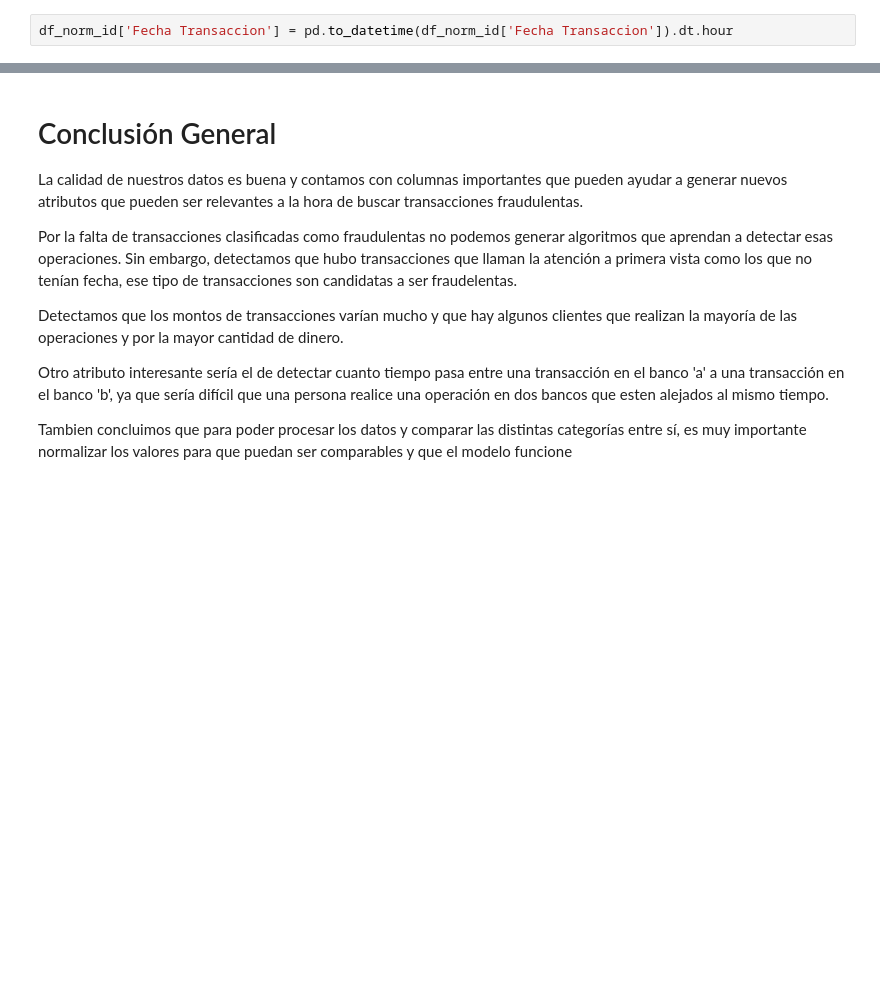
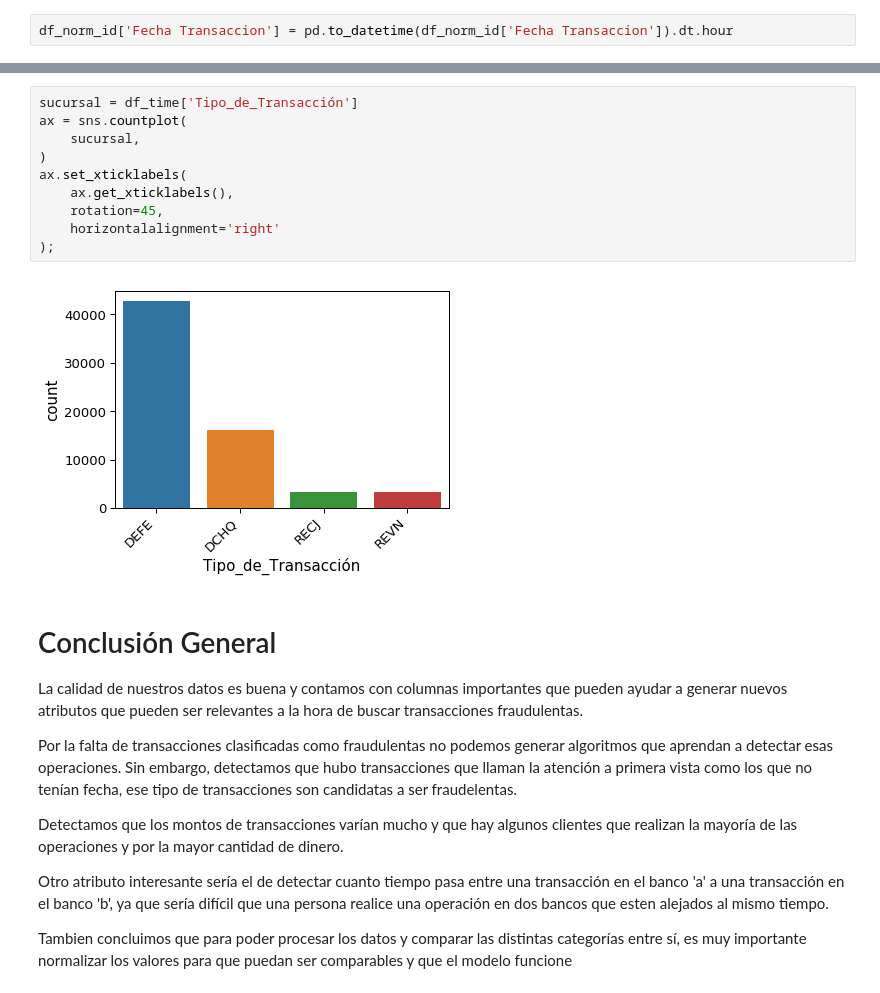
Before and after one commit to jcardon/credit_card_fraud_detection, a Jupyter notebook: credit_card_fraud_detection.ipynb, the cells around one changed output, grey strips where cells are left out. Saved outputs shown, nothing was run; the diff lists cells and outputs as text; blank space fills up the shorter version.

```diff
--- a/credit_card_fraud_detection.ipynb
+++ b/credit_card_fraud_detection.ipynb
@@ -802,3 +824,15 @@ Text(0, 0.5, 'No Of Transactions')
+# %%
+sucursal = df_time['Tipo_de_Transacción']
+ax = sns.countplot(
+    sucursal,
+)
+ax.set_xticklabels(
+    ax.get_xticklabels(),
+    rotation=45,
+    horizontalalignment='right'
+);
+# %% [output]
+[figure, added]
 # %% [markdown]
 # Conclusión General
 
```
Also changed, not shown: parts of 8 cells of this notebook.
